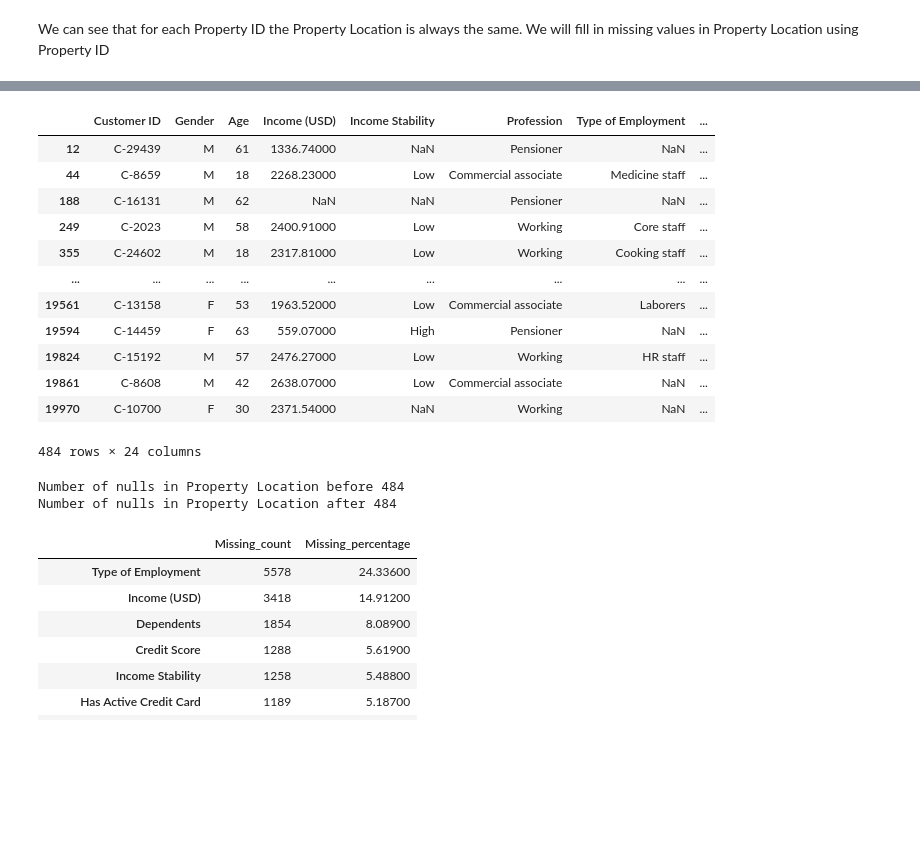
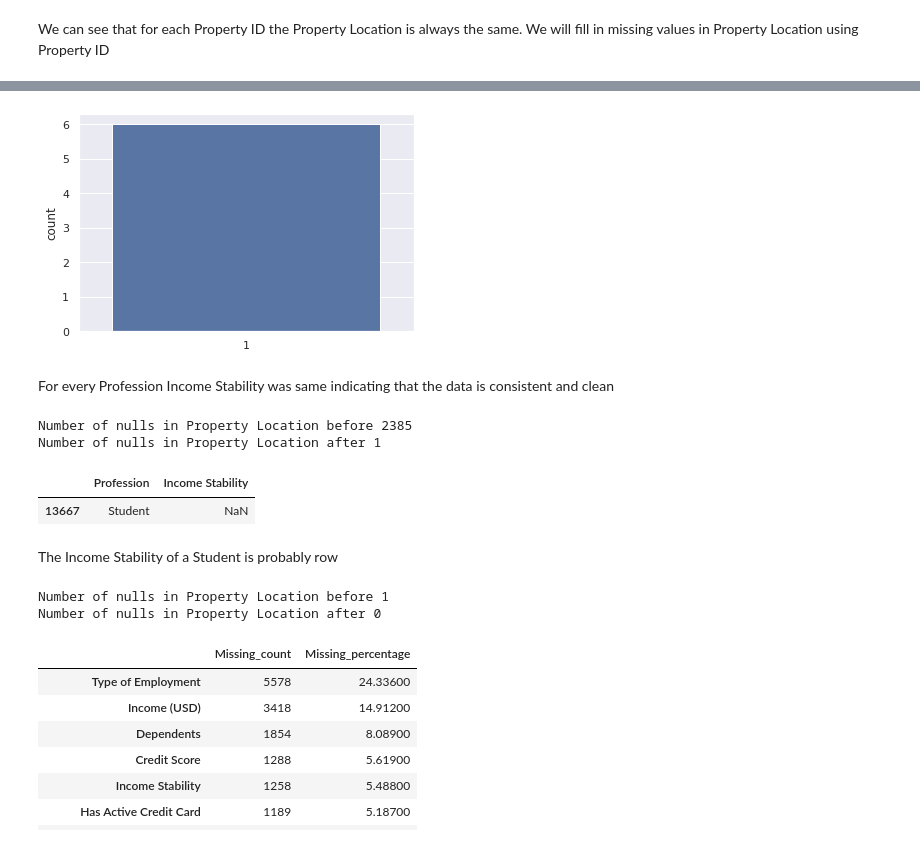
Before and after one commit to shoabahamed/kaggle_notebooks, a Jupyter notebook: classification_regression.ipynb, the cells around one changed output, grey strips where cells are left out. Drawn from its saved outputs; the diff is of its cells as text; code cells hidden in the pictures; blank space fills up the shorter version.

```diff
--- a/classification_regression.ipynb
+++ b/classification_regression.ipynb
@@ -1174,3 +1171,13 @@ valid_set.reset_index(drop=True, inplace=True)
+# %%
+# train_set.reset_index(drop=True, inplace=True)
+# valid_set.reset_index(drop=True, inplace=True)
+train_size = train_set.shape[0]
+valid_size = valid_set.shape[0]
+test_size = test.shape[0]
+
+train_set.index = pd.RangeIndex(start=0, stop=train_size, step=1)
+valid_set.index = pd.RangeIndex(start=train_size, stop=valid_size+train_size, step=1)
+test.index = pd.RangeIndex(start=train_size+valid_size, stop=valid_size+train_size+test_size, step=1)
 # %%
 # missing values percenage in each feature
 no_of_rows = train_set.shape[0]
@@ -1263,0 +1267,8 @@ train_set['']
+# %%
+pl_nulls = df_main["Property Location"].isnull().sum()
+
+null_index = df_main[(df_main['Property Location'].isnull()) & (df_main['Property ID'].isin(PPL_gb.index))].index
+df_main.loc[null_index, "Property Location"] = df_main.loc[null_index, 'Property ID'].apply(lambda x: PPL_gb.loc[x].idxmax())
+
+print(f"Number of nulls in Property Location before {pl_nulls}")
+print(f"Number of nulls in Property Location after {df_main['Property Location'].isnull().sum()}")
@@ -1263,0 +1280,4 @@ train_set['']
+# %%
+PIS_gb = train_set.groupby(['Profession', 'Income Stability']).size().unstack().fillna(0)
+sns.heatmap(PIS_gb, fmt='g', annot=True, cmap='icefire')
+plt.show()
@@ -1264,29 +1287,38 @@ train_set['']
+# %%
+sns.countplot((PIS_gb > 0).sum(axis=1))
+plt.show()
+# %% [output]
+[figure, added]
+# %% [markdown]
+For every Profession Income Stability was same indicating that the data is consistent and clean
+# %%
+si_nulls = df_main["Income Stability"].isnull().sum()
+
+null_index = df_main[(df_main['Income Stability'].isnull()) & (df_main['Profession'].isin(PIS_gb.index))].index
+df_main.loc[null_index, 'Income Stability'] = df_main.loc[null_index, 'Profession'].apply(lambda x: PIS_gb.loc[x].idxmax())
+
+print(f"Number of nulls in Property Location before {si_nulls}")
+print(f"Number of nulls in Property Location after {df_main['Income Stability'].isnull().sum()}")
+# %% [output]
+Number of nulls in Property Location before 2385
+Number of nulls in Property Location after 1
 # %%
-df_main[df_main['Property Location'].isnull()]
+df_main[df_main['Income Stability'].isnull()][['Profession', 'Income Stability']]
 # %% [output]
-|  | Customer ID | Gender | Age | Income (USD) | Income Stability | Profession | Type of Employment | ... |
-| 12 | C-29439 | M | 61 | 1336.74000 | NaN | Pensioner | NaN | ... |
-| 44 | C-8659 | M | 18 | 2268.23000 | Low | Commercial associate | Medicine staff | ... |
-| 188 | C-16131 | M | 62 | NaN | NaN | Pensioner | NaN | ... |
-| 249 | C-2023 | M | 58 | 2400.91000 | Low | Working | Core staff | ... |
-| 355 | C-24602 | M | 18 | 2317.81000 | Low | Working | Cooking staff | ... |
-| ... | ... | ... | ... | ... | ... | ... | ... | ... |
-| 19561 | C-13158 | F | 53 | 1963.52000 | Low | Commercial associate | Laborers | ... |
-| 19594 | C-14459 | F | 63 | 559.07000 | High | Pensioner | NaN | ... |
-| 19824 | C-15192 | M | 57 | 2476.27000 | Low | Working | HR staff | ... |
-| 19861 | C-8608 | M | 42 | 2638.07000 | Low | Commercial associate | NaN | ... |
-| 19970 | C-10700 | F | 30 | 2371.54000 | NaN | Working | NaN | ... |
+|  | Profession | Income Stability |
+| 13667 | Student | NaN |
-484 rows × 24 columns
+# %% [markdown]
+The Income Stability of a Student is probably row
 # %%
-pl_nulls = df_main["Property Location"].isnull().sum()
+si_nulls = df_main["Income Stability"].isnull().sum()
 
+df_main.loc[df_main['Income Stability'].isnull(), "Income Stability"] = "Low"
 
-
-print(f"Number of nulls in Property Location before {pl_nulls}")
-print(f"Number of nulls in Property Location after {df_main['Property Location'].isnull().sum()}")
+print(f"Number of nulls in Property Location before {si_nulls}")
+print(f"Number of nulls in Property Location after {df_main['Income Stability'].isnull().sum()}")
 # %% [output]
-Number of nulls in Property Location before 484
-Number of nulls in Property Location after 484
+Number of nulls in Property Location before 1
+Number of nulls in Property Location after 0
 # %%
 missing_df
 # %% [output]
```
Also changed, not shown: parts of 25 cells of this notebook.
